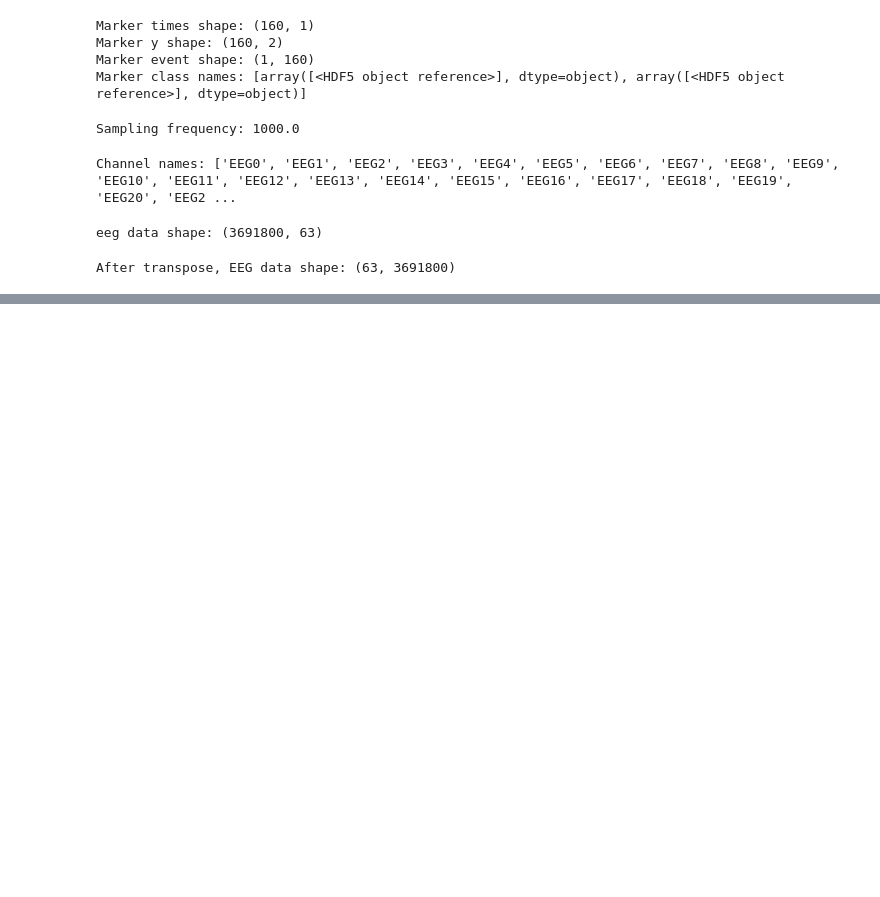
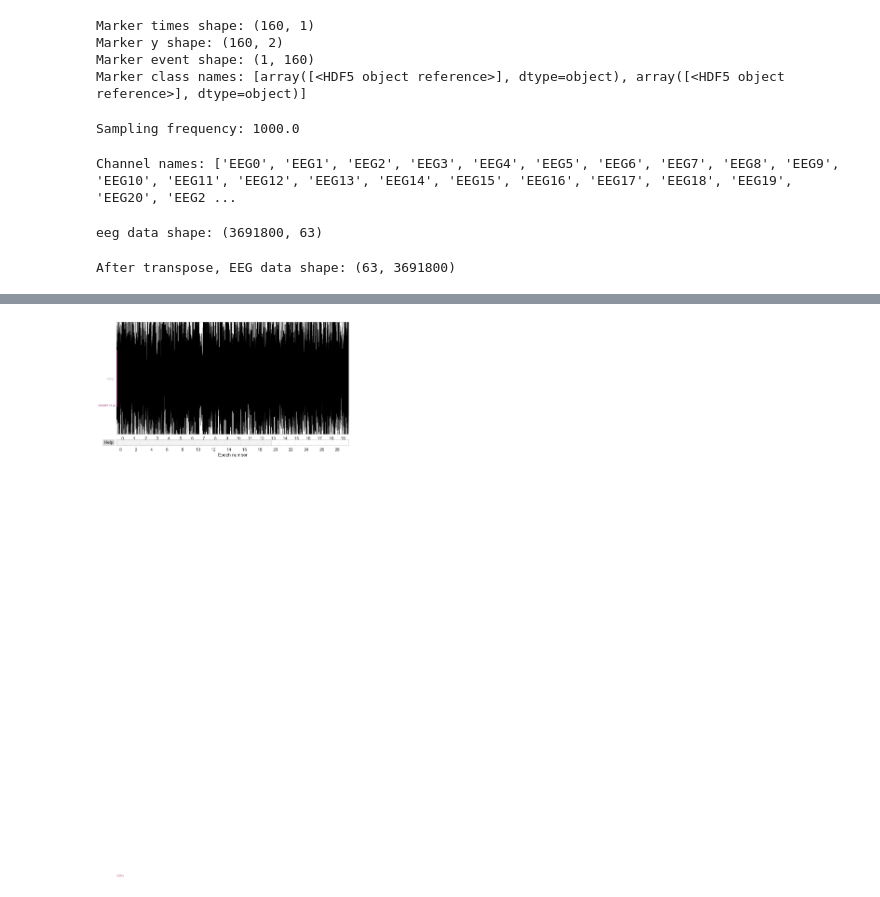
Before and after one commit to tneuschaefer/gnn-project, a Jupyter notebook: data_preprocessing_module.ipynb, the cells around one changed output, grey strips where cells are left out. Saved outputs shown, nothing was run; the diff lists cells and outputs as text; code cells hidden in the pictures; blank space fills up the shorter version.

```diff
--- a/data_preprocessing_module.ipynb
+++ b/data_preprocessing_module.ipynb
@@ -176,0 +359,14 @@ After transpose, EEG data shape: (63, 3691800)
+# %%
+if epochs is not None:
+    data = epochs.get_data()  # shape: (n_epochs, n_channels, n_times)
+    # Normalize each epoch
+    for i in range(data.shape[0]):
+        ch_means = np.mean(data[i], axis=1, keepdims=True)
+        ch_stds = np.std(data[i], axis=1, keepdims=True)
+        data[i] = (data[i] - ch_means) / (ch_stds + 1e-8)  # small epsilon to avoid /0
+
+    epochs_normalized = mne.EpochsArray(data, info=epochs.info, events=epochs.events)
+    print("Normalization complete. Normalized epochs shape:", epochs_normalized.get_data().shape)
+else:
+    epochs_normalized = None
+    print("No epochs to normalize.")
@@ -176,0 +399,17 @@ After transpose, EEG data shape: (63, 3691800)
+# %%
+# Plot the normalized epochs
+if epochs_normalized is not None:
+    fig2 = epochs_normalized.plot(
+        n_channels=5,
+        picks='eeg',
+        scalings='auto',
+        title="Normalized Epochs",
+        show=False,
+        block=False,
+        butterfly=True,
+        # color={"eeg": "forestgreen"},  # another color example
+    )
+    fig2.set_size_inches(12, 6)
+    plt.show()
+# %% [output]
+[figure, added]
```
Also changed, not shown: parts of 21 cells of this notebook.
